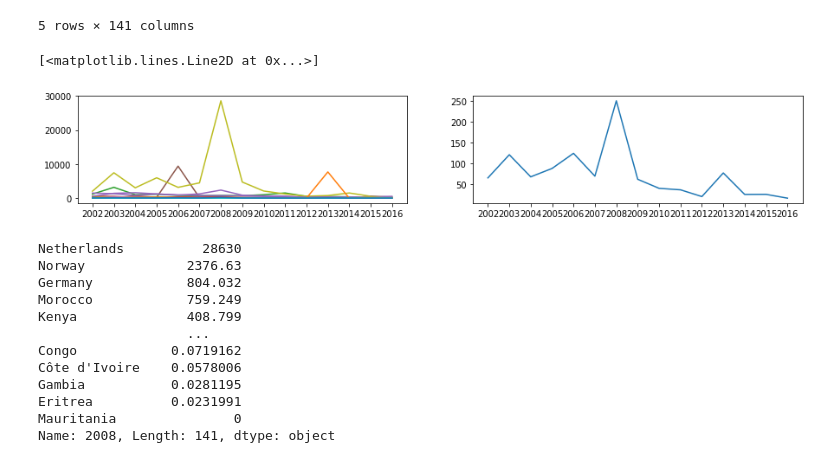
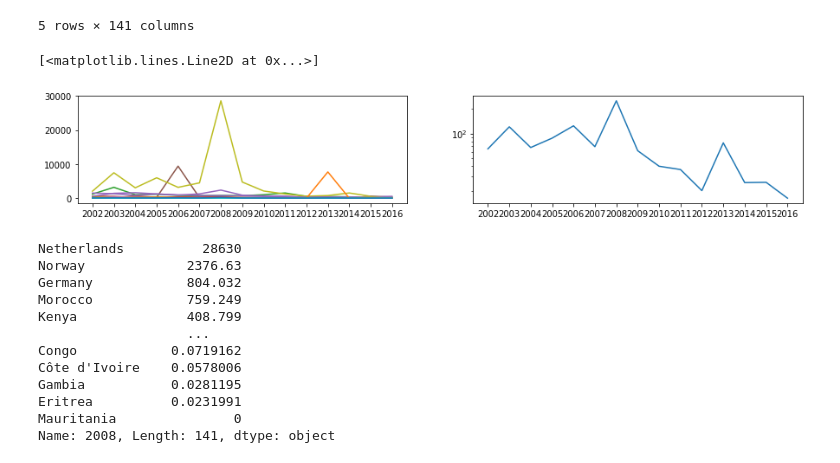
Before and after one commit to amara-slaymaker/ada_project-ada_nakamura, a Jupyter notebook: Emissions_UMAP_PCA.ipynb, the cells around one changed output. Cells and saved outputs as stored; diff of their text form; code cells hidden in the pictures.

Commit message:
modified dataset for plot

```diff
--- a/Emissions_UMAP_PCA.ipynb
+++ b/Emissions_UMAP_PCA.ipynb
@@ -989,0 +969,36 @@ emiss_pca.head()
+# %%
+#yield dataframe
+#emissions_fertilizer.rename(columns={'area':'Area'},inplace=True)
+
+pca_emiss_frame=pd.DataFrame(columns=['Area'])
+for year in range(2002,2017):
+    grouped_yield=(crops.query('`Element Code` == 5419')
+    .query('`Year Code` == @year')
+    .query('`Item Code` >1000')
+    .query('`Area Code` <300')
+    .pivot(index='Area',columns='Item',values='Value')
+    .drop(columns=['Citrus Fruit,Total','Treenuts,Total','Fibre Crops Primary'])
+    .reset_index()
+    )
+
+    grouped_yield['Cereal']=grouped_yield.loc[:,['Cereals (Rice Milled Eqv)','Cereals,Total','Coarse Grain, Total']].mean(axis=1)#merge strongly correlated columns
+    grouped_yield=grouped_yield.drop(columns=['Cereals (Rice Milled Eqv)','Cereals,Total','Coarse Grain, Total'])
+    grouped_yield=grouped_yield.dropna(axis=0)
+    grouped_yield=grouped_yield.reset_index()
+    grouped_yield.drop(columns=['index'],inplace=True)
+
+    pca,grouped_yield_pca = PCA_processing(grouped_yield,'Area', grouped_yield.columns[1:])
+    grouped_yield_pca.rename(columns={'PC1':str(year)},inplace=True)
+    pca_emiss_frame=pca_emiss_frame.merge(grouped_yield_pca.loc[:,['Area',str(year)]], on='Area',how='outer')
+
+    emissions=(emissions_fertilizer
+            .query('`year_code` == @year')
+            .pivot(index='Area',columns = 'item_code',values='emissions_ha')
+            .dropna(axis=0)
+            .reset_index()
+              )
+    emissions.rename(columns={5061:str(year)+'_emiss'},inplace=True)
+    emissions.dropna(axis=0, inplace=True)
+    emissions['emiss_color_'+str(year)]=emissions[str(year)+'_emiss'].apply(lambda x: emissions_color(x, emissions[str(year)+'_emiss']))
+    pca_emiss_frame=pca_emiss_frame.merge(emissions.loc[:,['Area', str(year)+'_emiss','emiss_color_'+str(year)]], on = 'Area', how='left')
+pca_emiss_frame.head(5)
@@ -1111,15 +1150,16 @@ ee.head(5)
 # %%
 figure = plt.figure(figsize = (15,5))
 
 ax1 = figure.add_subplot(2,2,1)
 for x in range(0, ee.shape[1]):
     ax1.plot(ee.index, ee.iloc[:,x])
 
 ax2 = figure.add_subplot(2,2,2)
-ax2.plot(ee.index, ee['mean'])
+ax2.set_yscale('log')
+ax2.semilogy(ee.index, ee['mean'])
 # %% [output]
 [<matplotlib.lines.Line2D at 0x...>]
-[figure, old version]
+[figure, new version]
 # %%
 ee.loc['2008',:].sort_values(ascending = False)
 # %% [output]
```
Also changed, not shown: parts of 14 cells of this notebook.
